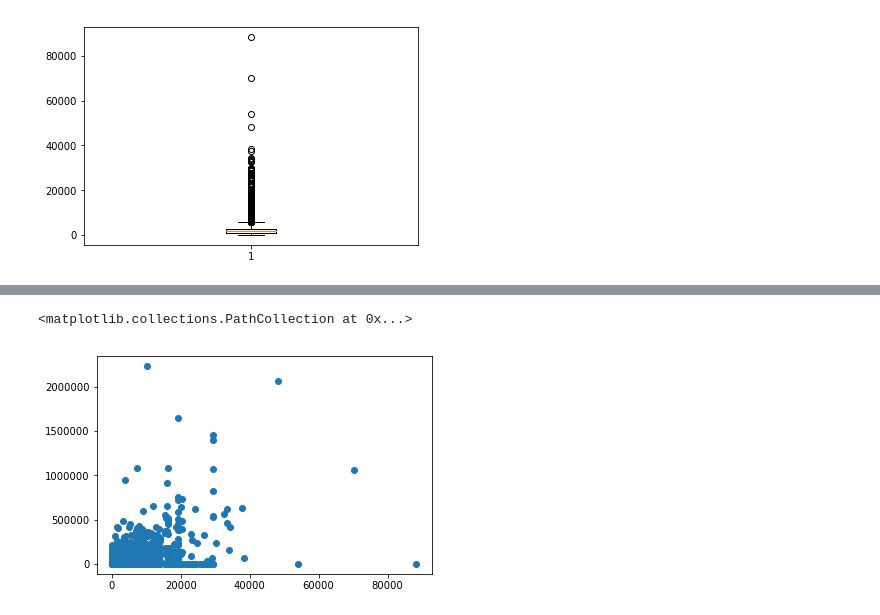
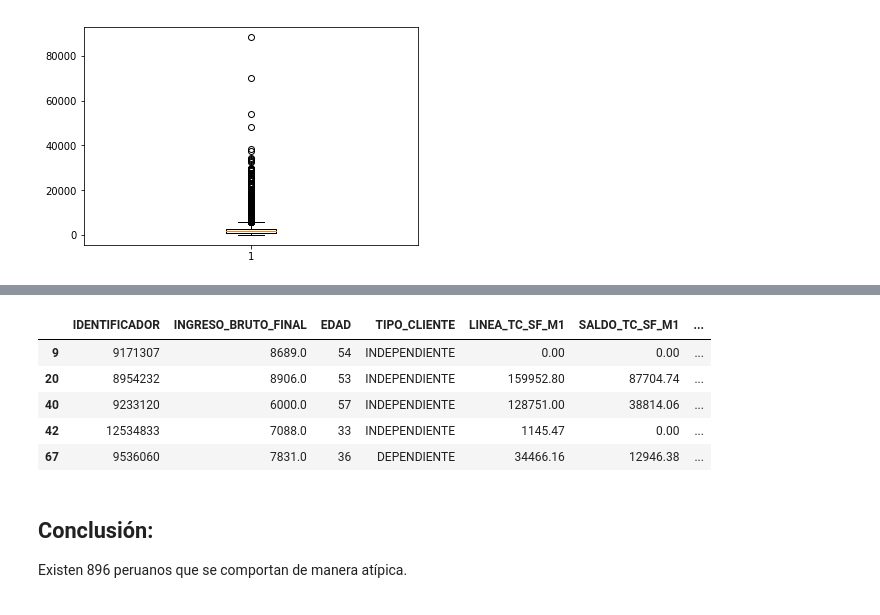
Before and after one commit to yamilia/BigDataNotebooks, a Jupyter notebook: Taller-JMontanez.ipynb, the cells around one changed output, grey strips where cells are left out. Drawn from its saved outputs; the diff is of its cells as text; code cells hidden in the pictures.

```diff
--- a/Taller-JMontanez.ipynb
+++ b/Taller-JMontanez.ipynb
@@ -225,7 +236,13 @@ pd.DataFrame(score_datos_edad).head()
-# %%
-%matplotlib inline
-import matplotlib.pyplot as plt
-plt.scatter(datos['INGRESO_BRUTO_FINAL'], datos['DEUDA_TOTAL'])#, c= 'blue', s=10)
-# %% [output]
-<matplotlib.collections.PathCollection at 0x...>
-[figure, removed]
+# %%
+#mostrando los peruanos con comportamiento atípico
+datos.iloc[outliers].head()
+# %% [output]
+|  | IDENTIFICADOR | INGRESO_BRUTO_FINAL | EDAD | TIPO_CLIENTE | LINEA_TC_SF_M1 | SALDO_TC_SF_M1 | ... |
+| 9 | 9171307 | 8689.0 | 54 | INDEPENDIENTE | 0.00 | 0.00 | ... |
+| 20 | 8954232 | 8906.0 | 53 | INDEPENDIENTE | 159952.80 | 87704.74 | ... |
+| 40 | 9233120 | 6000.0 | 57 | INDEPENDIENTE | 128751.00 | 38814.06 | ... |
+| 42 | 12534833 | 7088.0 | 33 | INDEPENDIENTE | 1145.47 | 0.00 | ... |
+| 67 | 9536060 | 7831.0 | 36 | DEPENDIENTE | 34466.16 | 12946.38 | ... |
+# %% [markdown]
+<h2>Conclusión: </h2>
+Existen 896 peruanos que se comportan de manera atípica.
```
Also changed, not shown: parts of 24 cells of this notebook.
